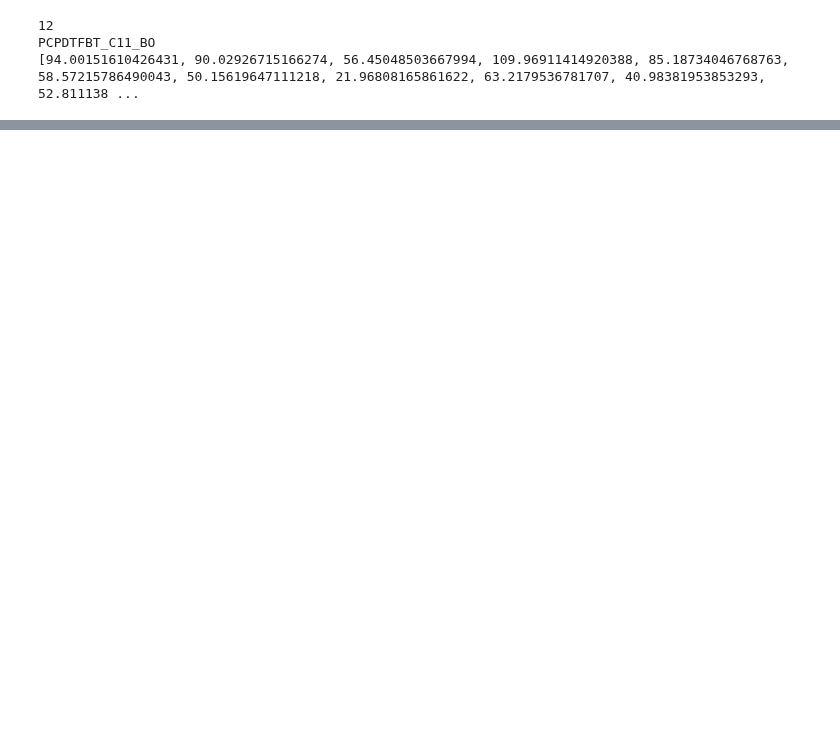
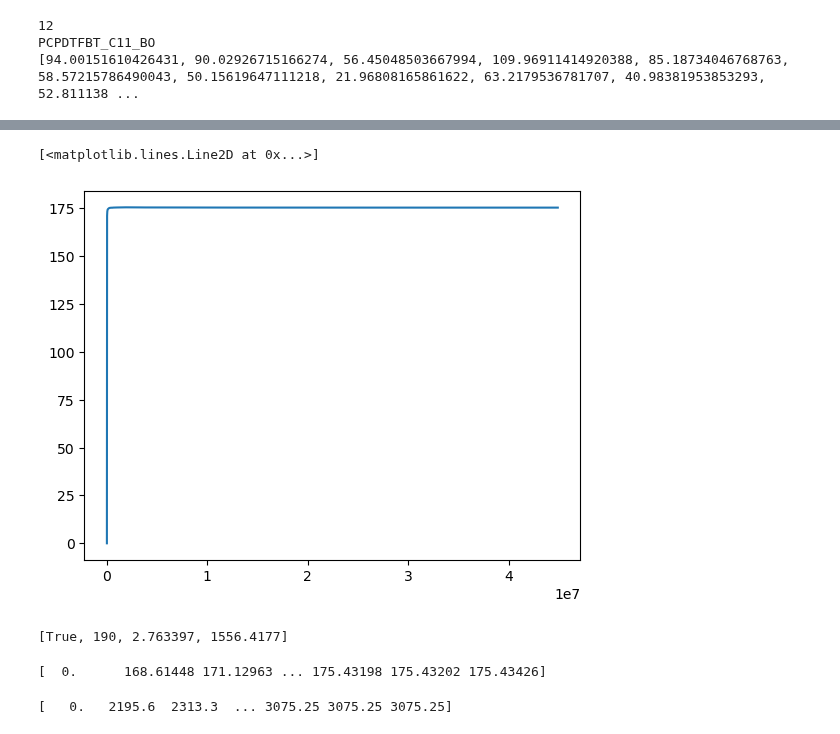
Before and after one commit to cmelab/pl-validation, a Jupyter notebook: data_analysis.ipynb, the cells around one changed output, grey strips where cells are left out. Saved outputs shown, nothing was run; the diff lists cells and outputs as text; code cells hidden in the pictures; blank space fills up the shorter version.

```diff
--- a/data_analysis.ipynb
+++ b/data_analysis.ipynb
@@ -279,0 +256,10 @@ Polymer 13: Mean = 158.1539, 95% CI = (121.4574, 194.8504)
+# %%
+data = np.genfromtxt("/home/jacob/CME_lab/repos/pl-validation/gsd_files/PCPDTFBT_C1_taukt_2.txt", names=True)
+t = data["flowermdbasesimulationSimulationtimestep"]
+pe = data["mdcomputeThermodynamicQuantitiespotential_energy"]
+tps = data["flowermdbasesimulationSimulationtps"]
+# %%
+plt.plot(t,tps)
+# %% [output]
+[<matplotlib.lines.Line2D at 0x...>]
+[figure, added]
@@ -279,0 +268,8 @@ Polymer 13: Mean = 158.1539, 95% CI = (121.4574, 194.8504)
+# %%
+print(equil)
+# %% [output]
+[True, 190, 2.763397, 1556.4177]
+# %%
+print(tps)
+# %% [output]
+[  0.      168.61448 171.12963 ... 175.43198 175.43202 175.43426]
@@ -279,0 +281,4 @@ Polymer 13: Mean = 158.1539, 95% CI = (121.4574, 194.8504)
+# %%
+print(tps)
+# %% [output]
+[   0.   2195.6  2313.3  ... 3075.25 3075.25 3075.25]
```
Also changed, not shown: parts of 7 cells of this notebook, 4 other files.
